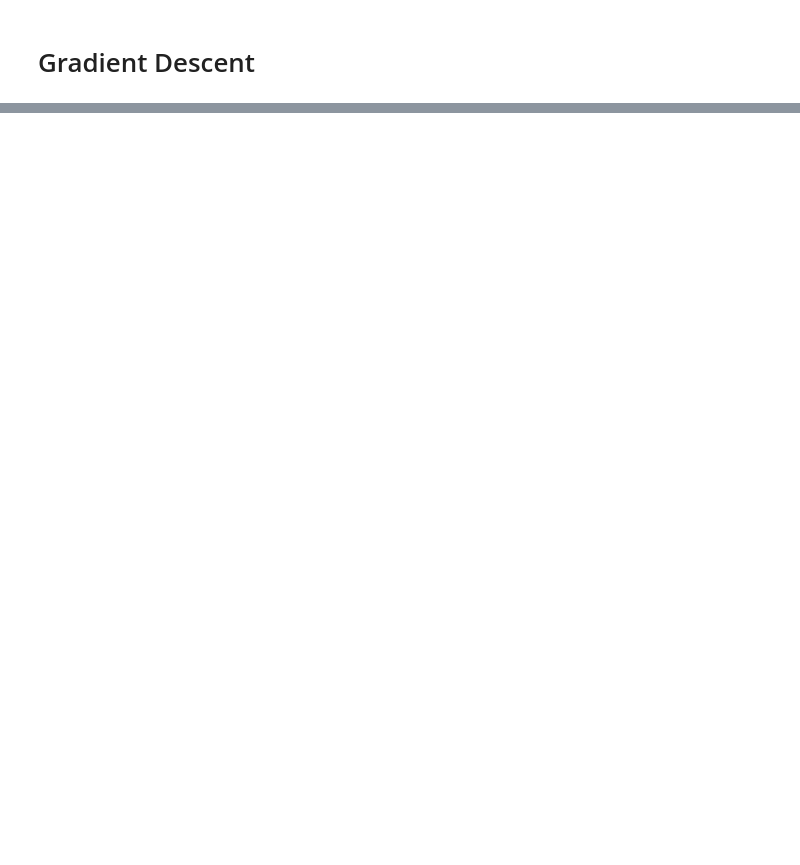
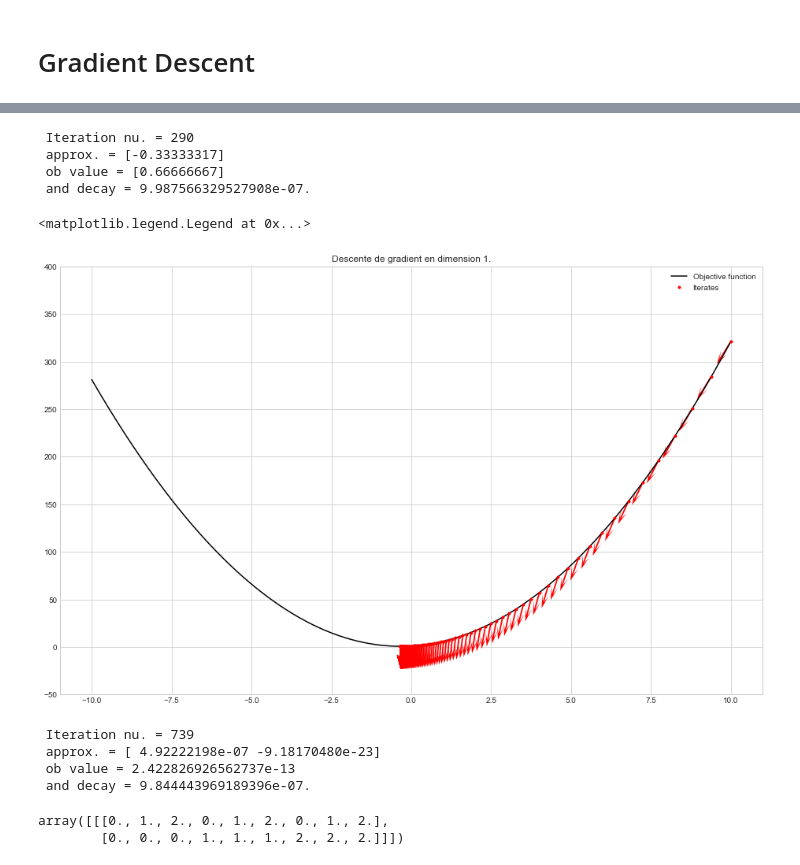
Before and after one commit to sneelapu77/IntroPyForDataScience, a Jupyter notebook: extras/gradientDescent.ipynb, the cells around one changed output, grey strips where cells are left out. Saved outputs shown, nothing was run; the diff lists cells and outputs as text; code cells hidden in the pictures; blank space fills up the shorter version.

Commit message:
Fall 2017 | gradientDescent in-class I

```diff
--- a/extras/gradientDescent.ipynb
+++ b/extras/gradientDescent.ipynb
@@ -74,0 +30,16 @@ LogisticRegression??
+# %%
+def gradient(f, x, dx=1e-6):
+    """Computes gradient of f at point x.
+
+    Args:
+        f: objective function.
+        x: point at which gradient is computed.
+        dx: slack for finite difference of partial derivatives.
+
+    Output:
+        (ndarray) of size domain of f.
+
+    """
+    x = x.reshape(1, -1)
+    dim = x.shape[1]
+    return np.array([partial(f, x, i, dx) for i in range(dim)]).reshape(1, -1)
@@ -74,0 +125,9 @@ LogisticRegression??
+# %%
+DG_classic = GD()
+# %%
+op_pt, iters, iters_dir, n_iter = DG_classic(np.array([10]), lambda x: 3*x[0]**2 + 2*x[0] + 1)
+# %% [output]
+ Iteration nu. = 290
+ approx. = [-0.33333317]
+ ob value = [0.66666667]
+ and decay = 9.987566329527908e-07.
@@ -74,0 +137,34 @@ LogisticRegression??
+# %%
+sns.set_style("whitegrid")
+# %%
+fig, ax = plt.subplots(figsize=(16, 10))
+f = lambda x : 3*x**2 + 2*x + 1
+x = np.linspace(-10, 10, 400)
+ax.set_ylim(-50, 400)
+ax.plot(x, f(x), "k-", label="Objective function")
+# reshaping iters for input
+iters_reshape = iters.reshape(iters.shape[0], 1)
+ax.plot(iters_reshape, f(iters_reshape), 'r.', label="Iterates")
+ax.quiver(iters_reshape, f(iters_reshape), iters_dir, -1,
+          color='r', scale=None, width=0.002, headwidth=5, headlength=10)
+ax.set_title("Descente de gradient en dimension 1.")
+ax.legend()
+# %% [output]
+<matplotlib.legend.Legend at 0x...>
+[figure, added]
+# %%
+g = lambda x: x[0, 0]**2 + 10*x[0, 1]**2
+op_pt_2, iters_2, iters_dir_2, n_iter_2 = DG_classic(np.array([1.5, 1.5]), g)
+# %% [output]
+ Iteration nu. = 739
+ approx. = [ 4.92222198e-07 -9.18170480e-23]
+ ob value = 2.422826926562737e-13
+ and decay = 9.844443969189396e-07.
+# %%
+x = np.linspace(0, 2, 3)
+y = np.linspace(0, 2, 3)
+X, Y = np.meshgrid(x, y)
+np.vstack([X.reshape(1, -1), Y.reshape(1, -1)]).reshape(1, 2, -1)
+# %% [output]
+array([[[0., 1., 2., 0., 1., 2., 0., 1., 2.],
+        [0., 0., 0., 1., 1., 1., 2., 2., 2.]]])
```
Also changed, not shown: parts of 24 cells of this notebook, 1 other file.
